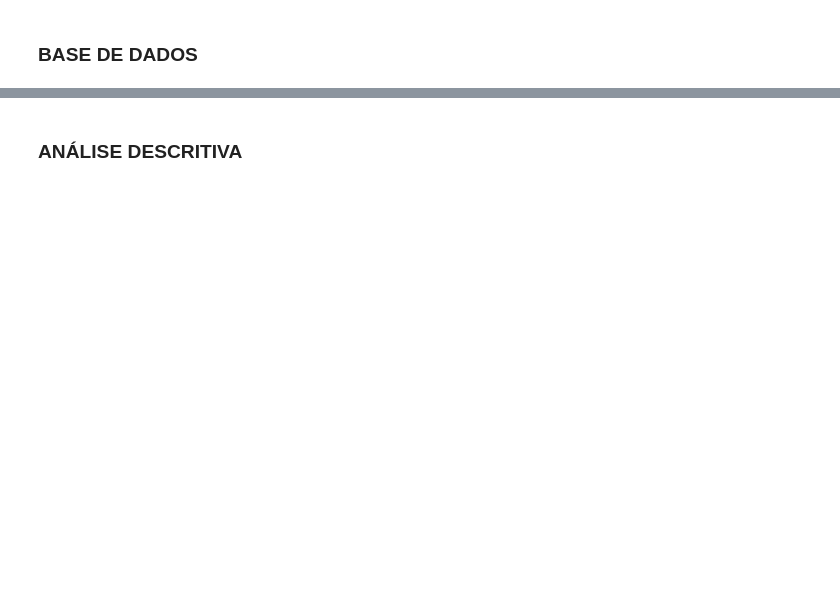
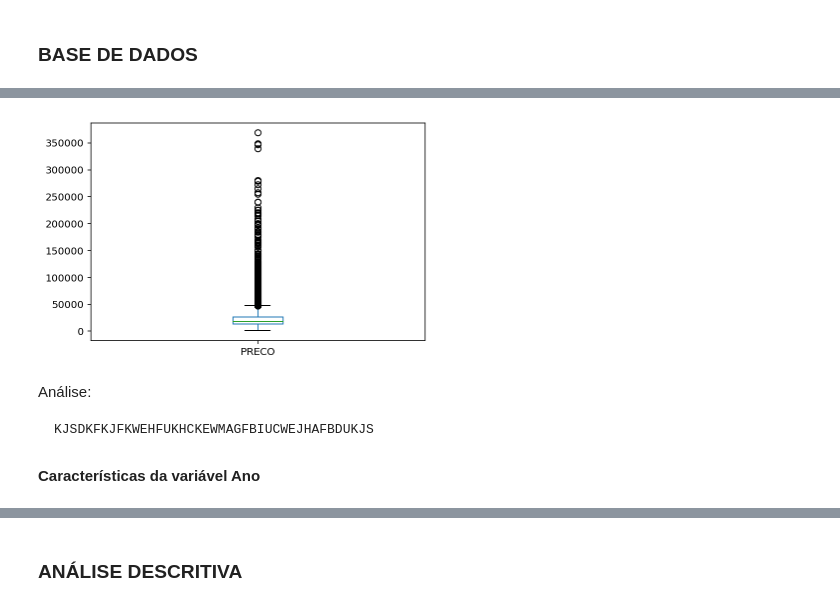
Before and after one commit to freddy-d/Projeto3DPdados, a Jupyter notebook: Projeto3 Layout.ipynb, the cells around one changed output, grey strips where cells are left out. Drawn from its saved outputs; the diff is of its cells as text; code cells hidden in the pictures; blank space fills up the shorter version.

```diff
--- a/Projeto3 Layout.ipynb
+++ b/Projeto3 Layout.ipynb
@@ -61,0 +98,11 @@ dataset.head()
+# %%
+dataset["PRECO"].plot.box()
+plt.show()
+# %% [output]
+[figure, added]
+# %% [markdown]
+Análise:
+
+    KJSDKFKJFKWEHFUKHCKEWMAGFBIUCWEJHAFBDUKJS
+# %% [markdown]
+**Características da variável Ano**
```
Also changed, not shown: parts of 47 cells of this notebook.
